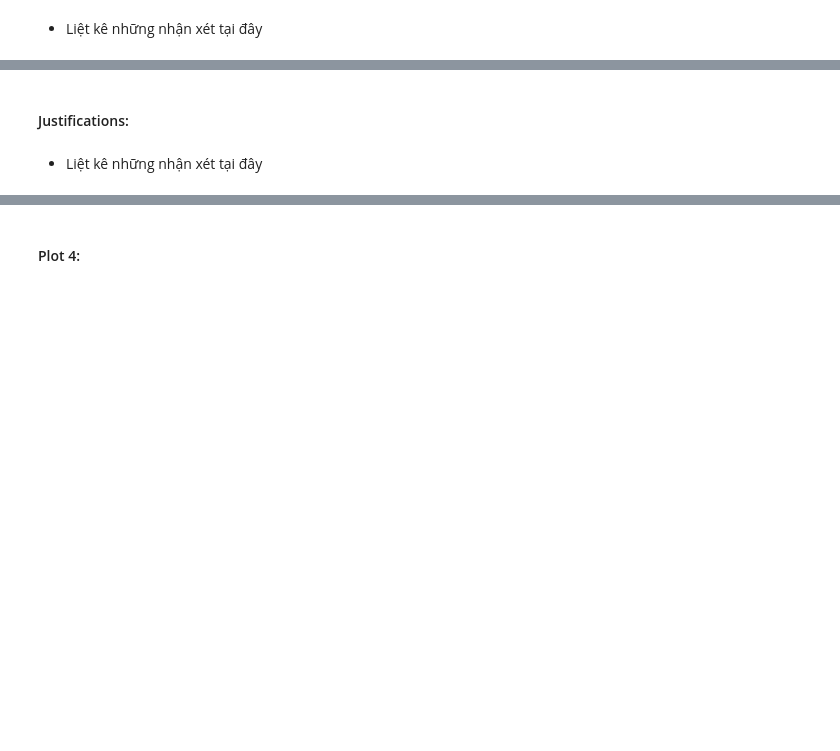
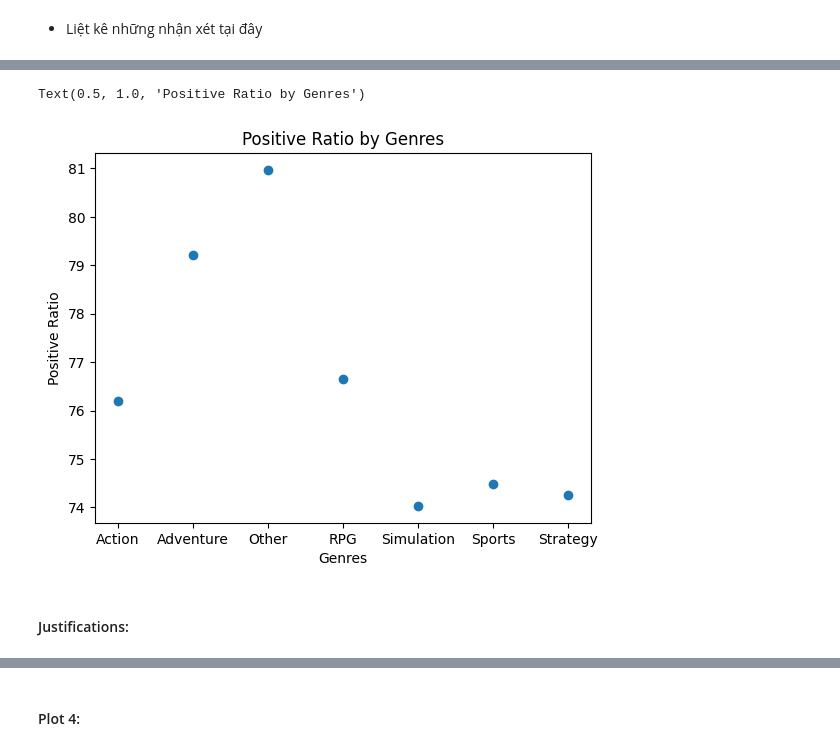
Before and after one commit to ThxgHntr/steam-games-data-analysis, a Jupyter notebook: final_project.ipynb, the cells around one changed output, grey strips where cells are left out. Drawn from its saved outputs; the diff is of its cells as text; code cells hidden in the pictures; blank space fills up the shorter version.

```diff
--- a/final_project.ipynb
+++ b/final_project.ipynb
@@ -243,7 +243,7 @@ df_categories_copy = df_categories.copy()
 ### Issue 1: Datasets games_info - Cột Rating, positive_ratio, user_reviews, price_final, price_original và discount xuất hiện giá trị null, kiểu dữ liệu cột positive_ratio, user_reviews, discount không phù hợp
 # %%
 # In the rating column, replace the null value with the value that appears most often
-df_info['rating'].fillna(df_info['rating'].mode()[0], inplace=True)
+df_info_copy['rating'].fillna(df_info_copy['rating'].mode()[0], inplace=True)
 # %% [output]
 The behavior will change in pandas 3.0. This inplace method will never work because the intermediate object on which we are setting values always behaves as a copy.
 
@@ -266,4 +266,4 @@ dtype: int64
 # %%
 # In positive_ratio, user_reviews, price_final, price_original and discount, replace null value with mean value
 columns_to_fill = ['positive_ratio', 'user_reviews', 'price_final', 'price_original', 'discount']
-df_info[columns_to_fill] = df_info[columns_to_fill].fillna(df_info[columns_to_fill].mean())
+df_info_copy[columns_to_fill] = df_info_copy[columns_to_fill].fillna(df_info_copy[columns_to_fill].mean())
@@ -281,3 +282,3 @@ dtype: int64
 # %%
 # Change data type of positive_ratio, user_reviews, discount from float64 to int16
-df_info[['positive_ratio', 'user_reviews', 'discount']] = df_info[['positive_ratio', 'user_reviews', 'discount']].astype('int16')
+df_info_copy[['positive_ratio', 'user_reviews', 'discount']] = df_info_copy[['positive_ratio', 'user_reviews', 'discount']].astype('int16')
@@ -396,0 +397,4 @@ df_merge_2.to_csv('games.csv', index=False)
+# %%
+# Count mean of positive_ratio by genres
+df_genres_positive = df_merge_2.groupby('genres').agg({'positive_ratio': 'mean'}).reset_index()
+df_genres_positive
@@ -397,4 +410,10 @@ df_merge_2.to_csv('games.csv', index=False)
+# %%
+plt.scatter(df_genres_positive['genres'], df_genres_positive['positive_ratio'])
+plt.xlabel('Genres')
+plt.ylabel('Positive Ratio')
+plt.title('Positive Ratio by Genres')
+# %% [output]
+Text(0.5, 1.0, 'Positive Ratio by Genres')
+[figure, added]
 # %% [markdown]
 #### Justifications:
-# %% [markdown]
-- Liệt kê những nhận xét tại đây
```
Also changed, not shown: parts of 21 cells of this notebook, 1 other file.
